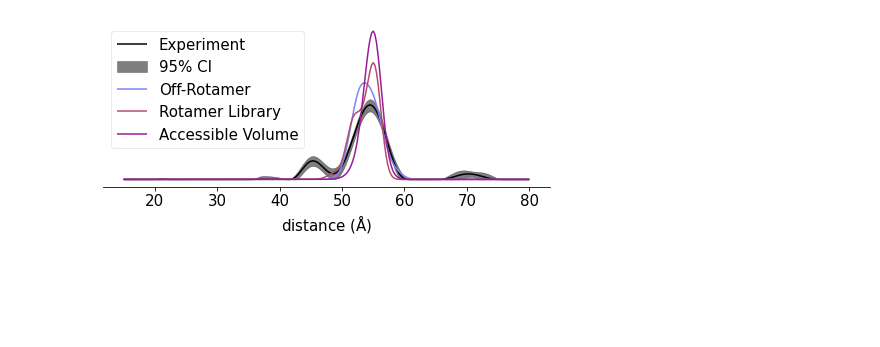
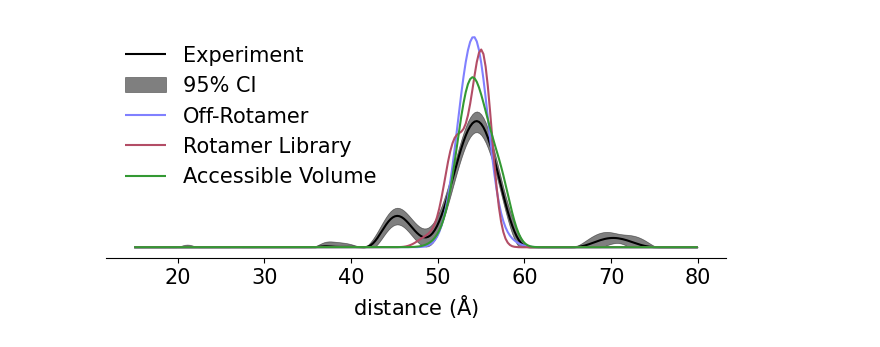
Before and after one commit to StollLab/chiLife, a Jupyter notebook: examples/01 - Basic Spin Labeling/01-Basic Spin Labeling.ipynb, the cells around one changed output. Cells and saved outputs as stored; diff of their text form; code cells hidden in the pictures; blank space fills up the shorter version.

```diff
--- a/examples/01 - Basic Spin Labeling/01-Basic Spin Labeling.ipynb
+++ b/examples/01 - Basic Spin Labeling/01-Basic Spin Labeling.ipynb
@@ -26,26 +27,27 @@ P = xl.distance_distribution(SL1, SL2, r=r)
 Prl = xl.distance_distribution (SL1rl, SL2rl, r=r)
 Pav = xl.distance_distribution (SL1av, SL2av, r=r)
 # %%
+import matplotlib.pyplot as plt
 plt.style.use('chiLife')
 plt.rcParams.update({'font.size': 15})
 
 fig, ax = plt.subplots(figsize=(8, 3))
 
 ax.plot(r, Pexp, label='Experiment', color='k')
 ax.fill_between(r, Plb, Pub, alpha=0.5, label="95% CI", color='k')
 
-ax.plot(r, P, label='Off-Rotamer')
-ax.plot(r, Prl, label='Rotamer Library')
-ax.plot(r, Pav, label='Accessible Volume')
+ax.plot(r, P, label='Off-Rotamer', color='C0')
+ax.plot(r, Prl, label='Rotamer Library', color='C1')
+ax.plot(r, Pav, label='Accessible Volume', color='C3')
 
 
 ax.set_yticks([])
 ax.set_xlabel(r'distance ($\rm\AA$)')
-ax.legend()
+ax.legend(frameon=False)
 for spine in ['left', 'top', 'right']:
     ax.spines[spine].set_visible(False)
 
 plt.show()
 fig.savefig('MBP S238R1 L275R1_Pr.png', bbox_inches='tight', dpi=1000)
 # %% [output]
-[figure, old version]
+[figure, new version]
```
Also changed, not shown: parts of 2 cells of this notebook, 26 other files.
